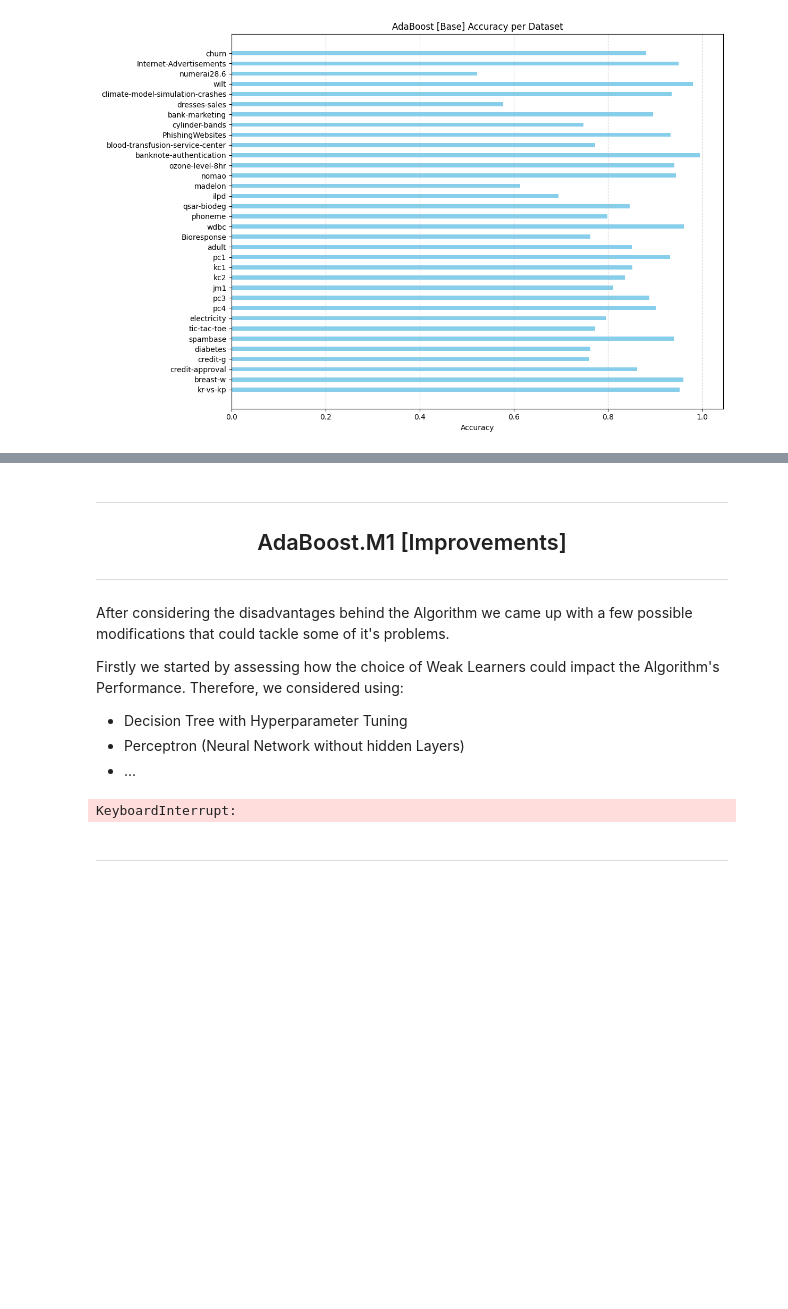
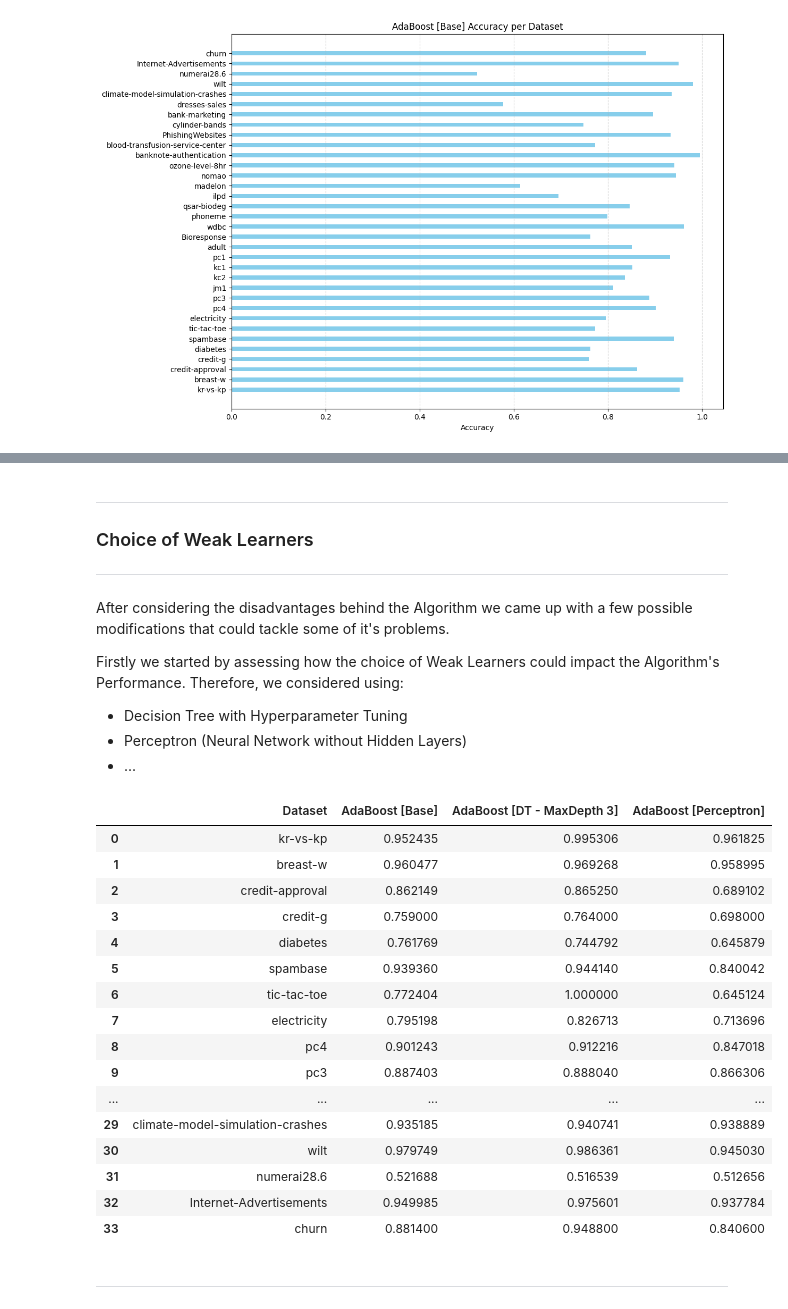
Before and after one commit to EstevesX10/ML1-AdaBoost-Analysis-Optimization, a Jupyter notebook: AdaBoost/AdaBoost.ipynb, the cells around one changed output, grey strips where cells are left out. Drawn from its saved outputs; the diff is of its cells as text; code cells hidden in the pictures; blank space fills up the shorter version.

```diff
--- a/AdaBoost/AdaBoost.ipynb
+++ b/AdaBoost/AdaBoost.ipynb
@@ -306,8 +317,6 @@ Plot_Model_Stats(ab, X_test, y_test, "AdaBoost [Base] Performance (Breast-W Data
 # %% [markdown]
-<div align = "center">
-
 ---
-## AdaBoost.M1 [Improvements]
+### Choice of Weak Learners
 ---
 </div>
 
@@ -316,15 +325,35 @@ After considering the disadvantages behind the Algorithm we came up with a few p
 Firstly we started by assessing how the choice of Weak Learners could impact the Algorithm's Performance. Therefore, we considered using:
 
 - Decision Tree with Hyperparameter Tuning
-- Perceptron (Neural Network without hidden Layers)
+- Perceptron (Neural Network without Hidden Layers)
 - ...
-# %%
-dt_hyperparameters = {'max_depth':3}
-ab = AdaBoostTunedDT(dt_hyperparameters)
-Results = Evaluate_Models(my_tasks, [ab], ['Dataset', 'AdaBoost [Tuned DT]'])
-Results
-# %% [output]
-KeyboardInterrupt:
+# %%
+try:
+    Weak_Learner_Modifications_Results = pd.read_csv('./Experimental Results/AdaBoost_Weak_Learner_Modifications_Results.csv')
+except:
+    models = [AdaBoost(), AdaBoostTunedDT({'max_depth':3}), AdaBoostPerceptron()]
+    Weak_Learner_Modifications_Results = Evaluate_Models(my_tasks, models, ['Dataset','AdaBoost [Base]', 'AdaBoost [DT - MaxDepth 3]', 'AdaBoost [Perceptron]'])
+    Weak_Learner_Modifications_Results.to_csv('./Experimental Results/AdaBoost_Weak_Learner_Modifications_Results.csv', index=False)
+
+Weak_Learner_Modifications_Results
+# %% [output]
+|  | Dataset | AdaBoost [Base] | AdaBoost [DT - MaxDepth 3] | AdaBoost [Perceptron] |
+| 0 | kr-vs-kp | 0.952435 | 0.995306 | 0.961825 |
+| 1 | breast-w | 0.960477 | 0.969268 | 0.958995 |
+| 2 | credit-approval | 0.862149 | 0.865250 | 0.689102 |
+| 3 | credit-g | 0.759000 | 0.764000 | 0.698000 |
+| 4 | diabetes | 0.761769 | 0.744792 | 0.645879 |
+| 5 | spambase | 0.939360 | 0.944140 | 0.840042 |
+| 6 | tic-tac-toe | 0.772404 | 1.000000 | 0.645124 |
+| 7 | electricity | 0.795198 | 0.826713 | 0.713696 |
+| 8 | pc4 | 0.901243 | 0.912216 | 0.847018 |
+| 9 | pc3 | 0.887403 | 0.888040 | 0.866306 |
+| ... | ... | ... | ... | ... |
+| 29 | climate-model-simulation-crashes | 0.935185 | 0.940741 | 0.938889 |
+| 30 | wilt | 0.979749 | 0.986361 | 0.945030 |
+| 31 | numerai28.6 | 0.521688 | 0.516539 | 0.512656 |
+| 32 | Internet-Advertisements | 0.949985 | 0.975601 | 0.937784 |
+| 33 | churn | 0.881400 | 0.948800 | 0.840600 |
 # %% [markdown]
 ---
 # %% [markdown]
```
Also changed, not shown: parts of 3 cells of this notebook.
